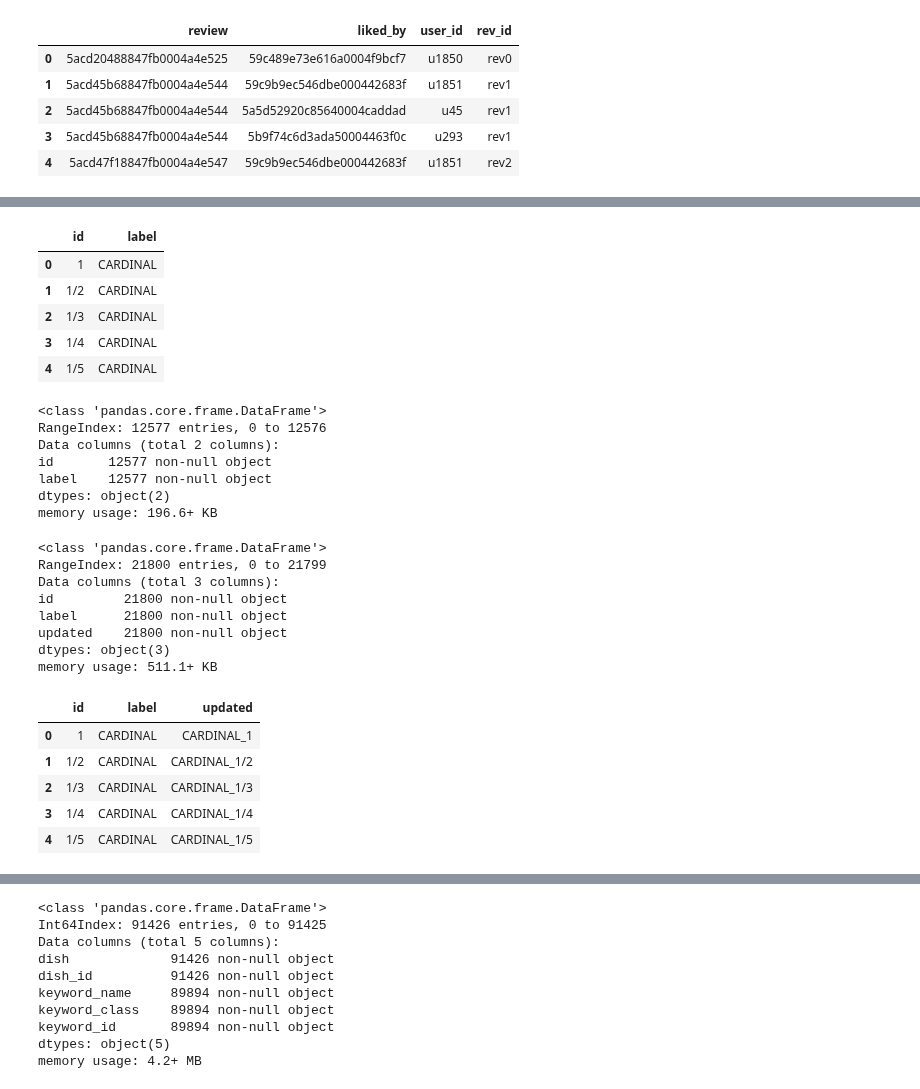
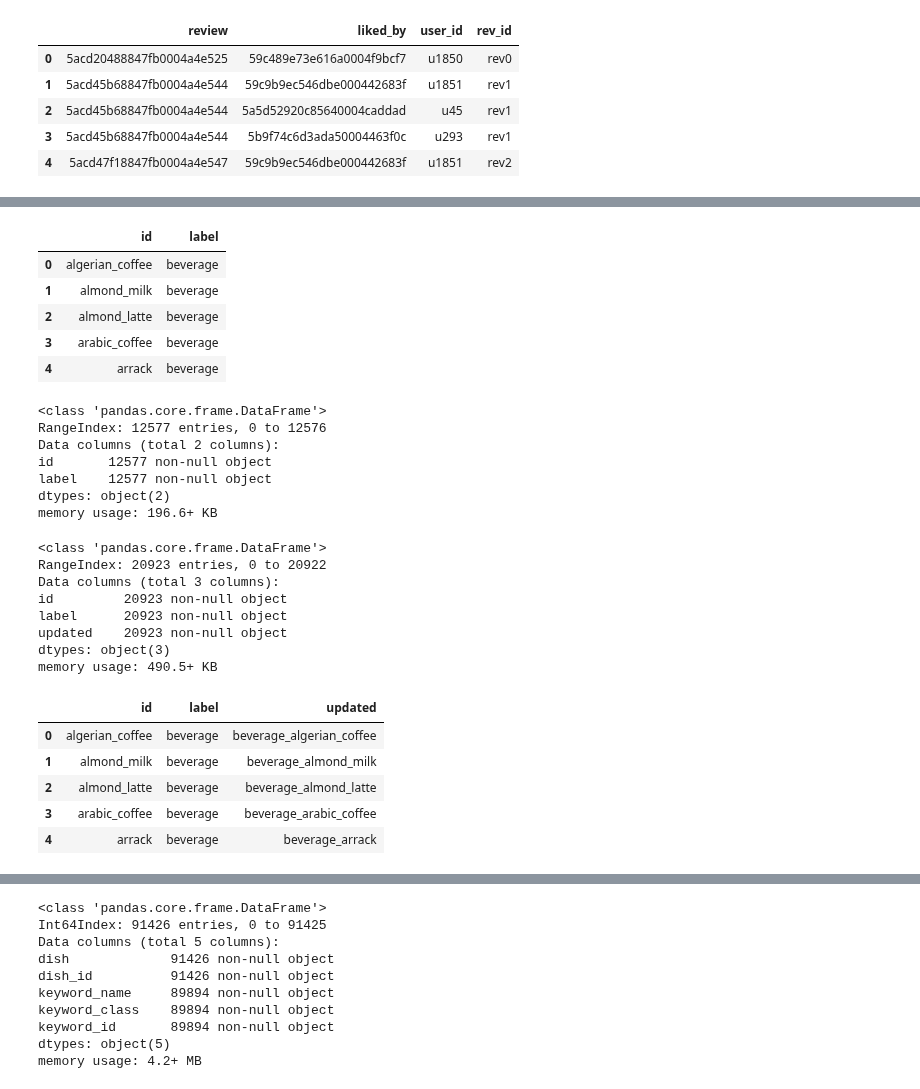
Before and after one commit to ravi-gopalan/DAND_Data_Wrangling, a Jupyter notebook: post_training_processing.ipynb, the cells around one changed output, grey strips where cells are left out. Saved outputs shown, nothing was run; the diff lists cells and outputs as text; code cells hidden in the pictures.

```diff
--- a/post_training_processing.ipynb
+++ b/post_training_processing.ipynb
@@ -773,13 +807,13 @@ eval_new_df.head()
 # %%
-df_keyword_ents = pd.read_json('patterns_2020_01_31.jsonl',lines=True)[['id','label']].drop_duplicates().reset_index(drop=True)
+df_keyword_ents = pd.read_json('patterns_2020_02_01.jsonl',lines=True)[['id','label']].drop_duplicates().reset_index(drop=True)
 df_keyword_ents.head()
 # %% [output]
 |  | id | label |
-| 0 | 1 | CARDINAL |
-| 1 | 1/2 | CARDINAL |
-| 2 | 1/3 | CARDINAL |
-| 3 | 1/4 | CARDINAL |
-| 4 | 1/5 | CARDINAL |
+| 0 | algerian_coffee | beverage |
+| 1 | almond_milk | beverage |
+| 2 | almond_latte | beverage |
+| 3 | arabic_coffee | beverage |
+| 4 | arrack | beverage |
 # %%
 # %% [output]
 <class 'pandas.core.frame.DataFrame'>
@@ -794,19 +828,19 @@ df_keyword_ents['updated'] = df_keyword_ents['label'].apply(lambda x: x+'_') + d
 df_keyword_ents.info()
 # %% [output]
 <class 'pandas.core.frame.DataFrame'>
-RangeIndex: 21800 entries, 0 to 21799
+RangeIndex: 20923 entries, 0 to 20922
 Data columns (total 3 columns):
-id         21800 non-null object
-label      21800 non-null object
-updated    21800 non-null object
+id         20923 non-null object
+label      20923 non-null object
+updated    20923 non-null object
 dtypes: object(3)
-memory usage: 511.1+ KB
+memory usage: 490.5+ KB
 # %%
 df_keyword_ents.head()
 # %% [output]
 |  | id | label | updated |
-| 0 | 1 | CARDINAL | CARDINAL_1 |
-| 1 | 1/2 | CARDINAL | CARDINAL_1/2 |
-| 2 | 1/3 | CARDINAL | CARDINAL_1/3 |
-| 3 | 1/4 | CARDINAL | CARDINAL_1/4 |
-| 4 | 1/5 | CARDINAL | CARDINAL_1/5 |
+| 0 | algerian_coffee | beverage | beverage_algerian_coffee |
+| 1 | almond_milk | beverage | beverage_almond_milk |
+| 2 | almond_latte | beverage | beverage_almond_latte |
+| 3 | arabic_coffee | beverage | beverage_arabic_coffee |
+| 4 | arrack | beverage | beverage_arrack |
```
Also changed, not shown: parts of 57 cells of this notebook.
